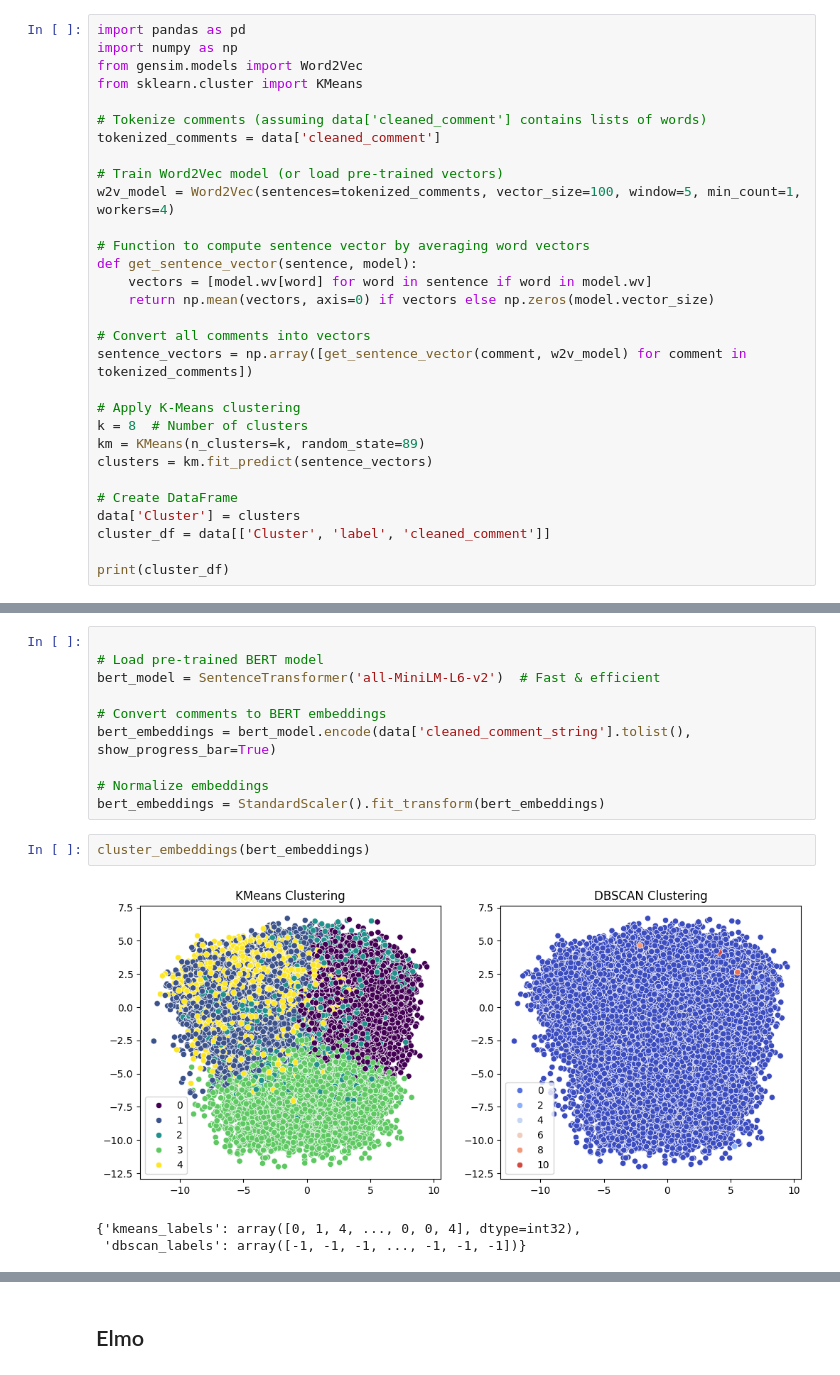
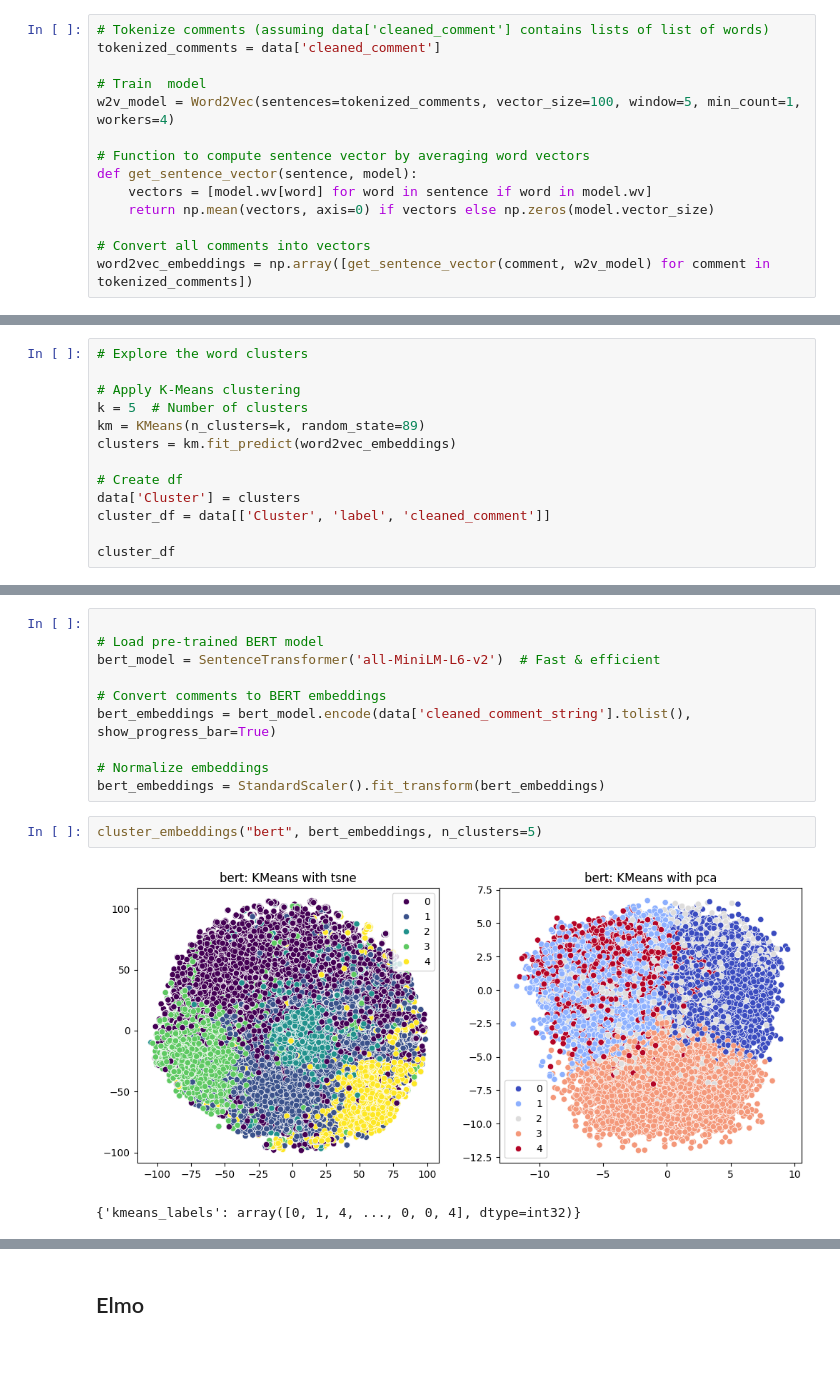
Before and after one commit to gracefujinaga/MSDS_453, a Jupyter notebook: hate_speech_detection.ipynb, the cells around one changed output, grey strips where cells are left out. Cells and saved outputs as stored; diff of their text form.

```diff
--- a/hate_speech_detection.ipynb
+++ b/hate_speech_detection.ipynb
@@ -564,15 +506,10 @@ Decision Tree Accuracy: 0.5669, AUC: 0.5960
 # %% [markdown]
 ## Word2Vec
 # %%
-import pandas as pd
-import numpy as np
-from gensim.models import Word2Vec
-from sklearn.cluster import KMeans
-
-# Tokenize comments (assuming data['cleaned_comment'] contains lists of words)
+# Tokenize comments (assuming data['cleaned_comment'] contains lists of list of words)
 tokenized_comments = data['cleaned_comment']
 
-# Train Word2Vec model (or load pre-trained vectors)
+# Train  model
 w2v_model = Word2Vec(sentences=tokenized_comments, vector_size=100, window=5, min_count=1, workers=4)
 
 # Function to compute sentence vector by averaging word vectors
@@ -581,15 +518,4 @@ def get_sentence_vector(sentence, model):
     return np.mean(vectors, axis=0) if vectors else np.zeros(model.vector_size)
 
 # Convert all comments into vectors
-sentence_vectors = np.array([get_sentence_vector(comment, w2v_model) for comment in tokenized_comments])
-
-# Apply K-Means clustering
-k = 8  # Number of clusters
-km = KMeans(n_clusters=k, random_state=89)
-clusters = km.fit_predict(sentence_vectors)
-
-# Create DataFrame
-data['Cluster'] = clusters
-cluster_df = data[['Cluster', 'label', 'cleaned_comment']]
-
-print(cluster_df)
+word2vec_embeddings = np.array([get_sentence_vector(comment, w2v_model) for comment in tokenized_comments])
@@ -635,0 +522,13 @@ Decision Tree Accuracy: 0.5821, AUC: 0.6144
+# %%
+# Explore the word clusters
+
+# Apply K-Means clustering
+k = 5  # Number of clusters
+km = KMeans(n_clusters=k, random_state=89)
+clusters = km.fit_predict(word2vec_embeddings)
+
+# Create df
+data['Cluster'] = clusters
+cluster_df = data[['Cluster', 'label', 'cleaned_comment']]
+
+cluster_df
@@ -646,8 +564,7 @@ bert_embeddings = bert_model.encode(data['cleaned_comment_string'].tolist(), sho
 # Normalize embeddings
 bert_embeddings = StandardScaler().fit_transform(bert_embeddings)
 # %%
-cluster_embeddings(bert_embeddings)
+cluster_embeddings("bert", bert_embeddings, n_clusters=5)
 # %% [output]
-[figure, old version]
+[figure, new version]
-{'kmeans_labels': array([0, 1, 4, ..., 0, 0, 4], dtype=int32),
- 'dbscan_labels': array([-1, -1, -1, ..., -1, -1, -1])}
+{'kmeans_labels': array([0, 1, 4, ..., 0, 0, 4], dtype=int32)}
```
Also changed, not shown: parts of 42 cells of this notebook, 1 other file.
